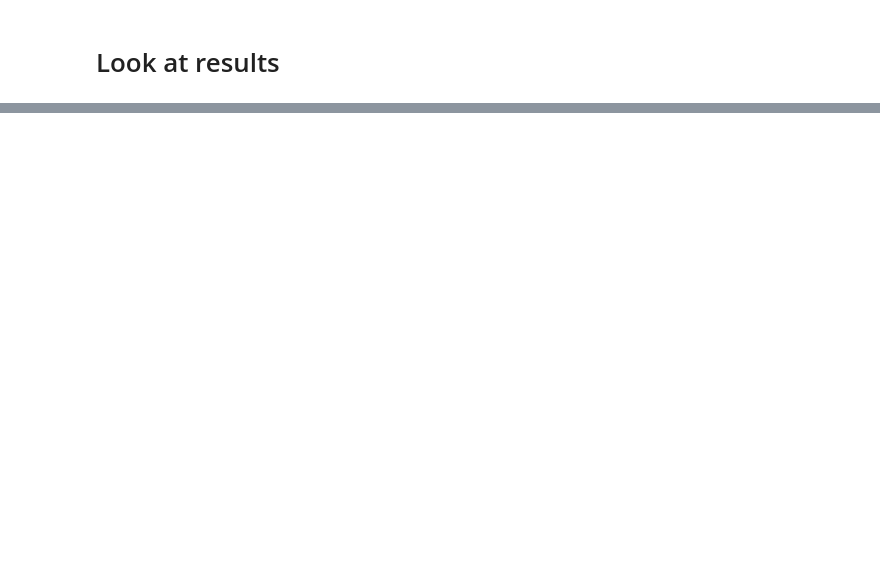
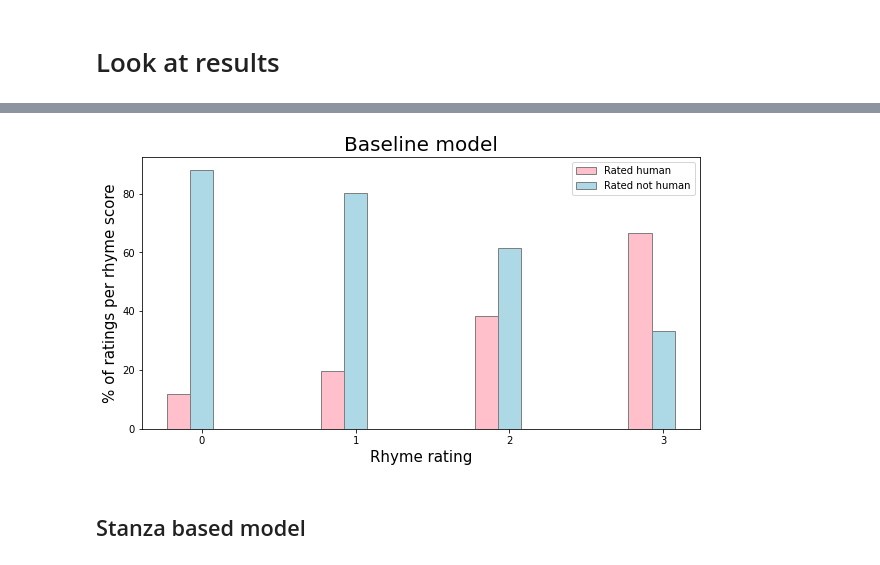
Before and after one commit to titaenstad/mester, a Jupyter notebook: poetry_generation/Analyze_annotation_data.ipynb, the cells around one changed output, grey strips where cells are left out. Saved outputs shown, nothing was run; the diff lists cells and outputs as text; code cells hidden in the pictures; blank space fills up the shorter version.

```diff
--- a/poetry_generation/Analyze_annotation_data.ipynb
+++ b/poetry_generation/Analyze_annotation_data.ipynb
@@ -263,0 +493,6 @@ human_controversial(orig)
+# %%
+for e in total_df.loc[total_df.type == "stanza"].itertuples():
+    print(e.rhyme_rating)
+    print(e.stanza)
+    print(e.form_number)
+    print("")
@@ -263,0 +568,43 @@ human_controversial(orig)
+# %%
+rated_human = [int(e) for r in base.rated_human for e in r]
+rhyme_ratings = [e for r in base.rhyme_rating for e in r]
+
+
+h_r = list(zip(rated_human, rhyme_ratings))
+
+c = Counter(h_r)
+l = sorted(c.items(), key= lambda x: x[0])
+
+
+neg_counts = [e[1] for e in l[:4]]
+pos_counts = [e[1] for e in l[4:]]
+
+tot_counts = [a+b for a,b in zip(pos_counts, neg_counts)]
+
+pos_counts_norm = [(a/b)*100 for a,b in zip(pos_counts, tot_counts)]
+neg_counts_norm = [(a/b)*100 for a,b in zip(neg_counts, tot_counts)]
+
+fig, ax = plt.subplots(figsize=(10,5))
+
+barWidth = 0.15
+
+br1 = np.arange(4)
+br2 = [x + barWidth for x in br1]
+
+# Make the plot
+plt.bar(br1, pos_counts_norm, color ='pink', width = barWidth,
+        edgecolor ='grey', label ='Rated human')
+plt.bar(br2, neg_counts_norm, color ='lightblue', width = barWidth,
+        edgecolor ='grey', label ='Rated not human')
+
+plt.xlabel('Rhyme rating', fontsize = 15)
+plt.ylabel('% of ratings per rhyme score', fontsize = 15)
+plt.xticks([r + barWidth for r in range(len(labels))], labels)
+plt.title("Baseline model", size=20)
+
+plt.legend()
+plt.show()
+# %% [output]
+[figure, added]
+# %% [markdown]
+## Stanza based model
```
Also changed, not shown: parts of 36 cells of this notebook.
